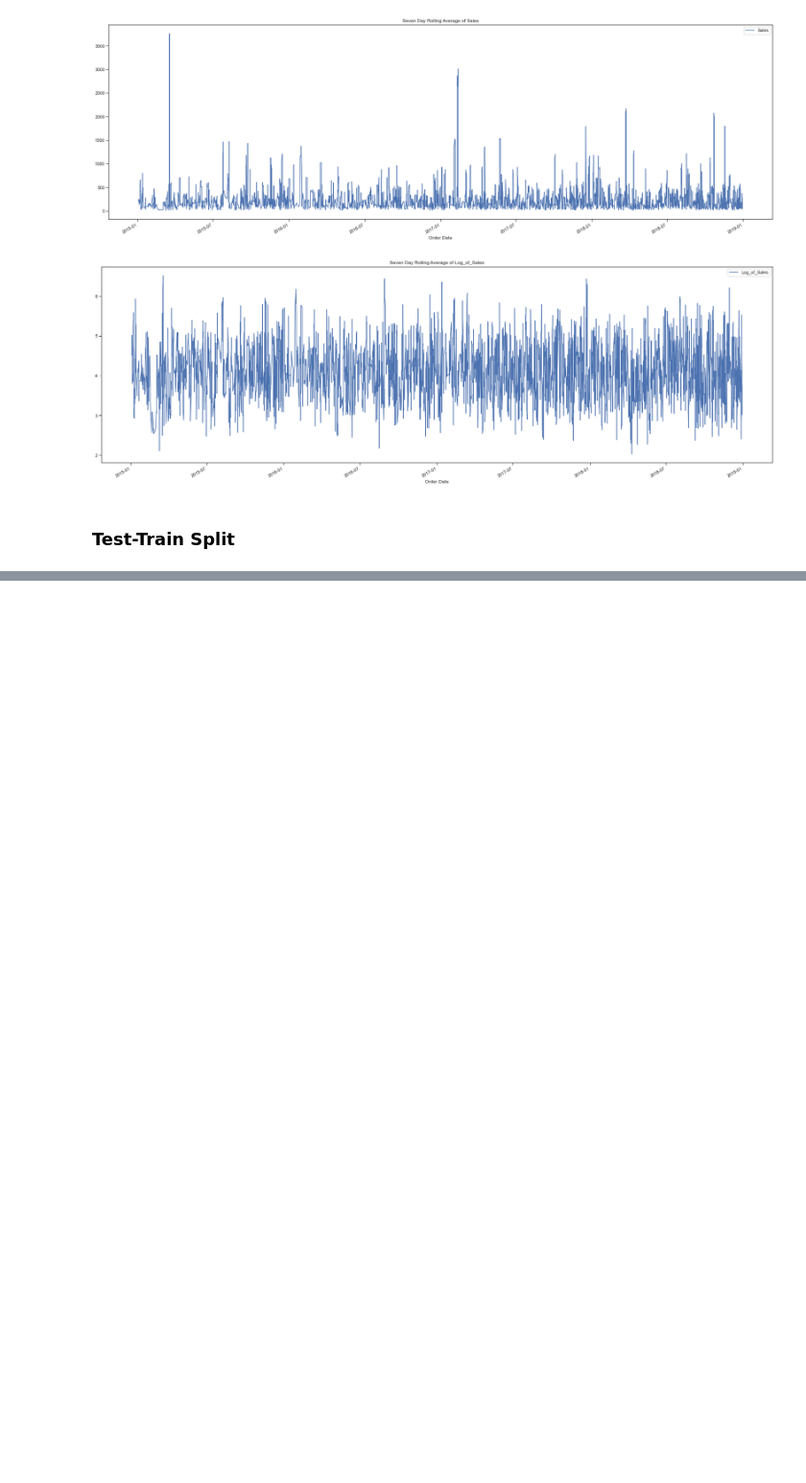
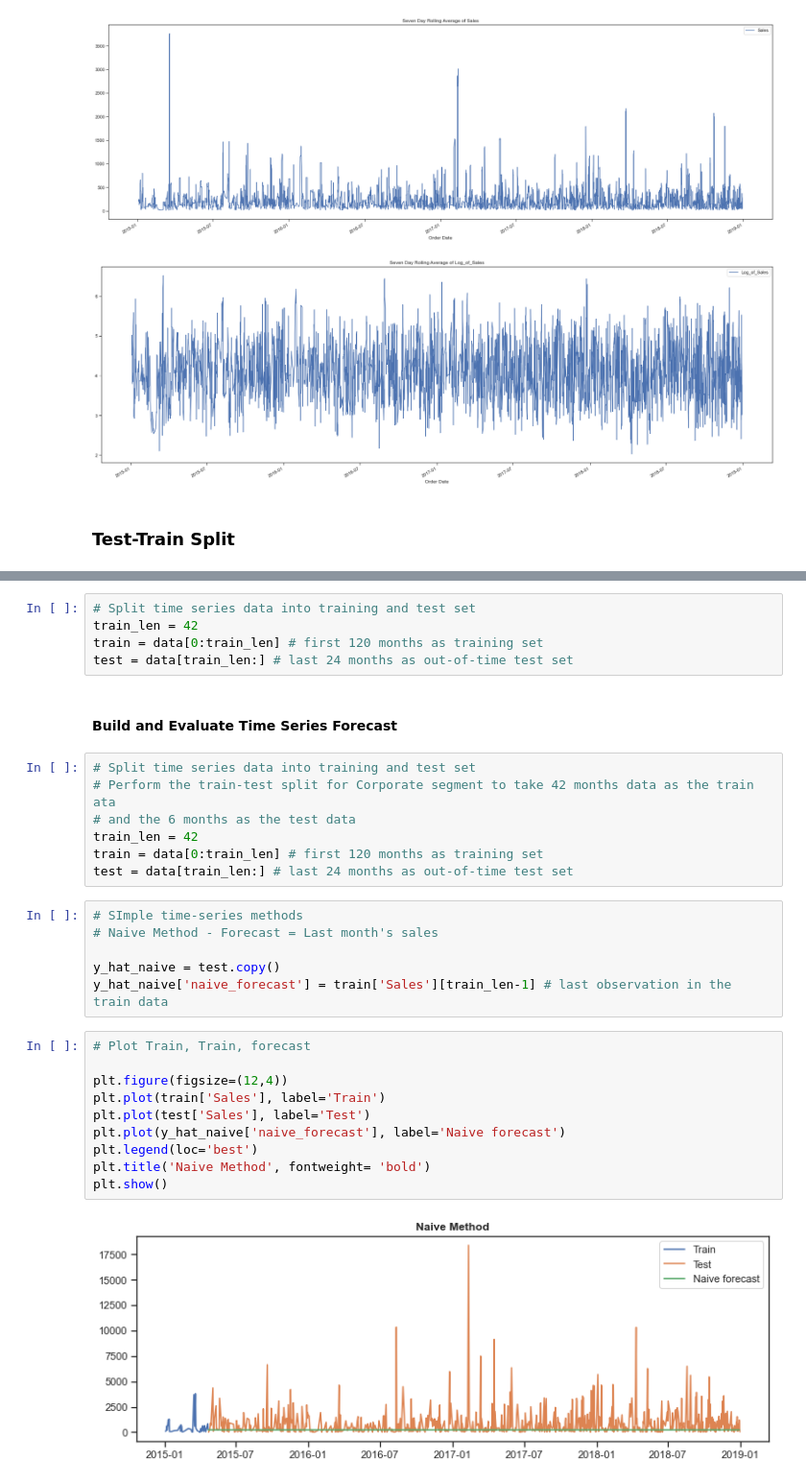
Before and after one commit to eddyk92/Superstore-timeseries, a Jupyter notebook: superstore-eda.ipynb, the cells around one changed output, grey strips where cells are left out. Shown at 96% size. Drawn from its saved outputs; the diff is of its cells as text; blank space fills up the shorter version.

```diff
--- a/superstore-eda.ipynb
+++ b/superstore-eda.ipynb
@@ -503,0 +628,32 @@ plt.show()
+# %%
+# Split time series data into training and test set
+train_len = 42
+train = data[0:train_len] # first 120 months as training set
+test = data[train_len:] # last 24 months as out-of-time test set
+# %% [markdown]
+#### Build and Evaluate Time Series Forecast
+# %%
+# Split time series data into training and test set
+# Perform the train-test split for Corporate segment to take 42 months data as the train ata
+# and the 6 months as the test data
+train_len = 42
+train = data[0:train_len] # first 120 months as training set
+test = data[train_len:] # last 24 months as out-of-time test set
+# %%
+# SImple time-series methods
+# Naive Method - Forecast = Last month's sales
+
+y_hat_naive = test.copy()
+y_hat_naive['naive_forecast'] = train['Sales'][train_len-1] # last observation in the train data
+# %%
+# Plot Train, Train, forecast
+
+plt.figure(figsize=(12,4))
+plt.plot(train['Sales'], label='Train')
+plt.plot(test['Sales'], label='Test')
+plt.plot(y_hat_naive['naive_forecast'], label='Naive forecast')
+plt.legend(loc='best')
+plt.title('Naive Method', fontweight= 'bold')
+plt.show()
+# %% [output]
+[figure, added]
```
Also changed, not shown: parts of 29 cells of this notebook.
